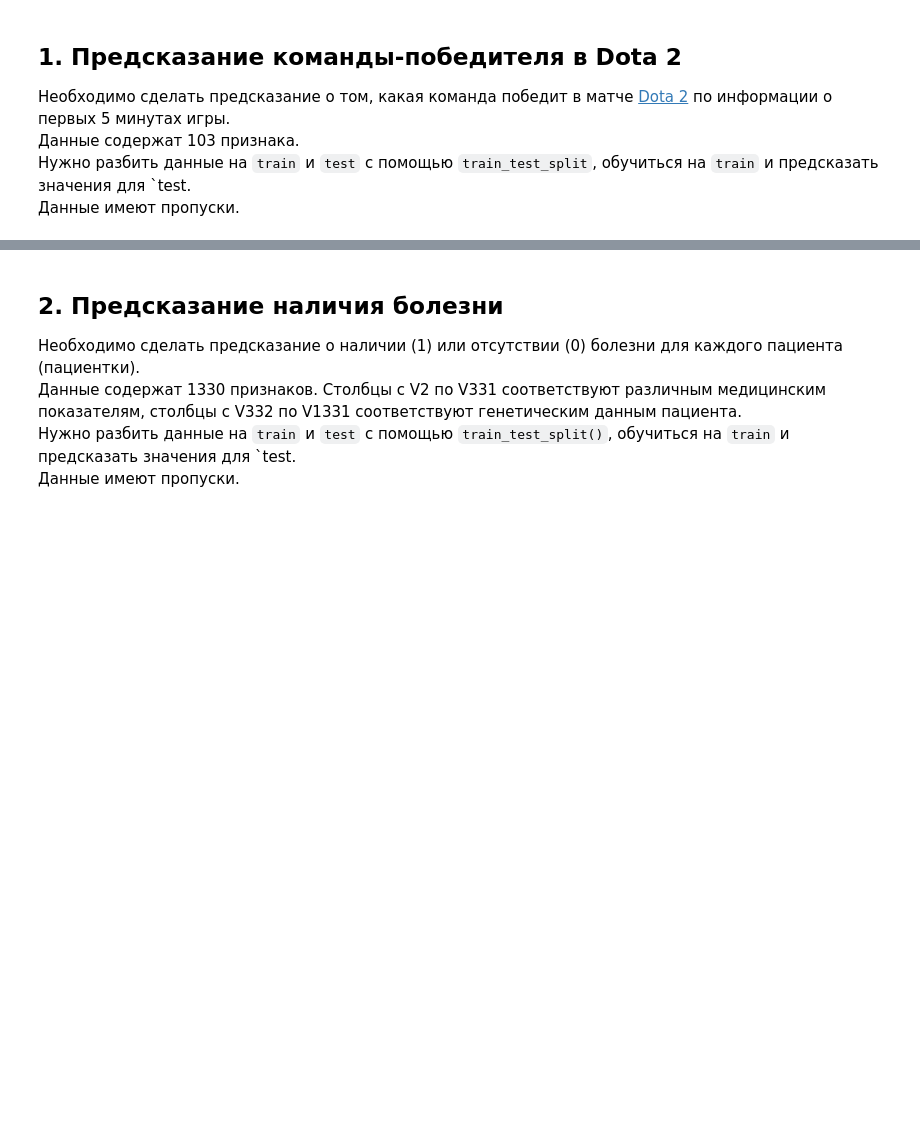
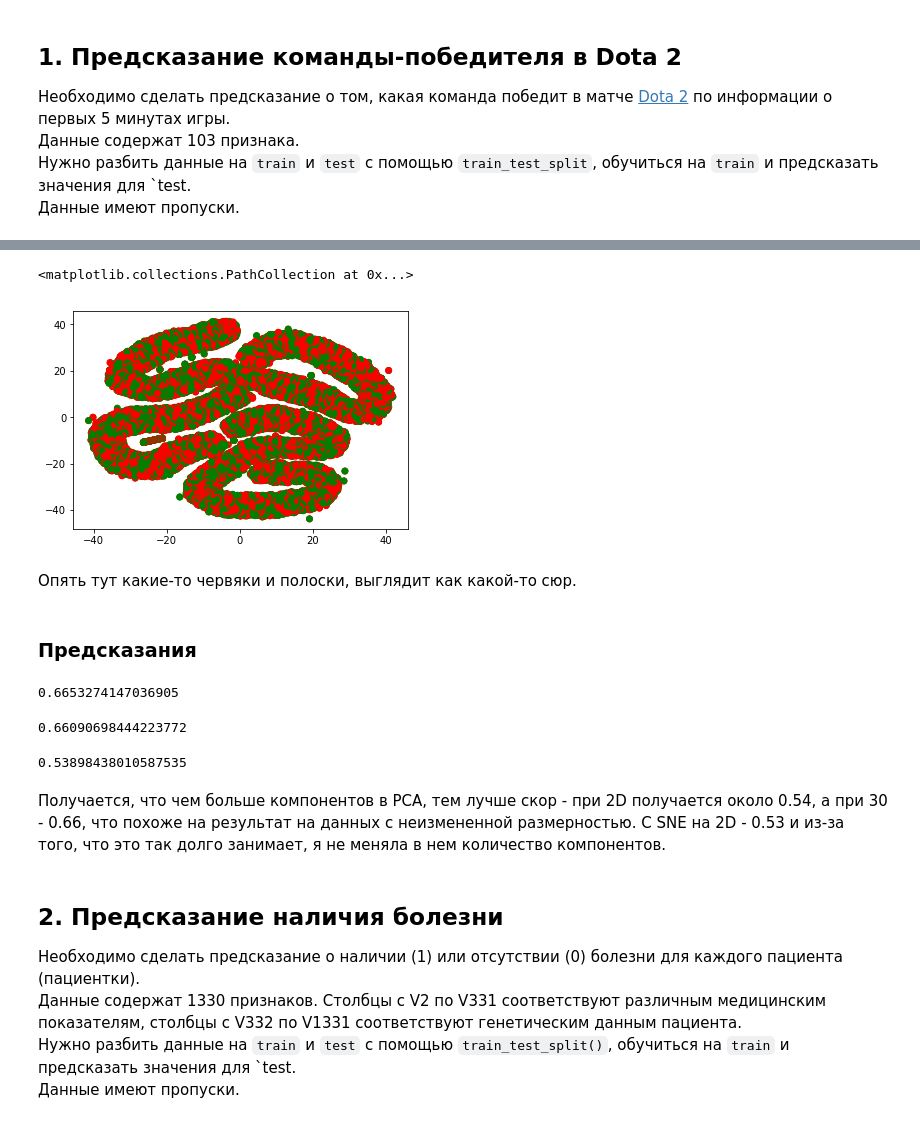
Before and after one commit to sonyareznikova/Seminars, a Jupyter notebook: Seminar 5/Seminar_5_Homework.ipynb, the cells around one changed output, grey strips where cells are left out. Cells and saved outputs as stored; diff of their text form; code cells hidden in the pictures; blank space fills up the shorter version.

```diff
--- a/Seminar 5/Seminar_5_Homework.ipynb
+++ b/Seminar 5/Seminar_5_Homework.ipynb
@@ -187,0 +207,17 @@ X = X.drop(['radiant_win', 'duration',
+# %%
+plt.scatter(X_sne[:,0], X_sne[:,1], color = ["green", "red"])
+# %% [output]
+<matplotlib.collections.PathCollection at 0x...>
+[figure, added]
+# %% [markdown]
+Опять тут какие-то червяки и полоски, выглядит как какой-то сюр.
+# %% [markdown]
+### Предсказания
+# %%
+clf_regular = RandomForestClassifier(n_estimators=200, n_jobs=-1)
+clf_regular.fit(x_train, y_train)
+
+y_reg_pred = clf_regular.predict(x_test)
+f1_score(y_test, y_reg_pred)
+# %% [output]
+0.6653274147036905
@@ -187,0 +228,8 @@ X = X.drop(['radiant_win', 'duration',
+# %%
+clf_pca = RandomForestClassifier(n_estimators=200, n_jobs=-1)
+clf_pca.fit(x_tr_pca, y_tr_pca)
+
+y_pca_pred = clf_pca.predict(x_t_pca)
+f1_score(y_t_pca, y_pca_pred)
+# %% [output]
+0.66090698444223772
@@ -188,3 +238,14 @@ X = X.drop(['radiant_win', 'duration',
+# %%
+clf_tSNE = RandomForestClassifier(n_estimators=200, n_jobs=-1)
+clf_tSNE.fit(x_train_sne, y_train_sne)
+
+y_tsne_pred = clf_tSNE.predict(x_t_sne)
+f1_score(y_t_sne, y_tsne_pred)
+# %% [output]
+0.53898438010587535
+# %% [markdown]
+Получается, что чем больше компонентов в PCA, тем лучше скор - при 2D получается около 0.54, а при 30 - 0.66, что похоже на результат на данных с неизмененной размерностью.
+С SNE на 2D - 0.53 и из-за того, что это так долго занимает, я не меняла в нем количество компонентов.
 # %% [markdown]
 ## 2. Предсказание наличия болезни
 Необходимо сделать предсказание о наличии (1) или отсутствии (0) болезни для каждого пациента (пациентки).
```
Also changed, not shown: parts of 13 cells of this notebook, 1 other file.
